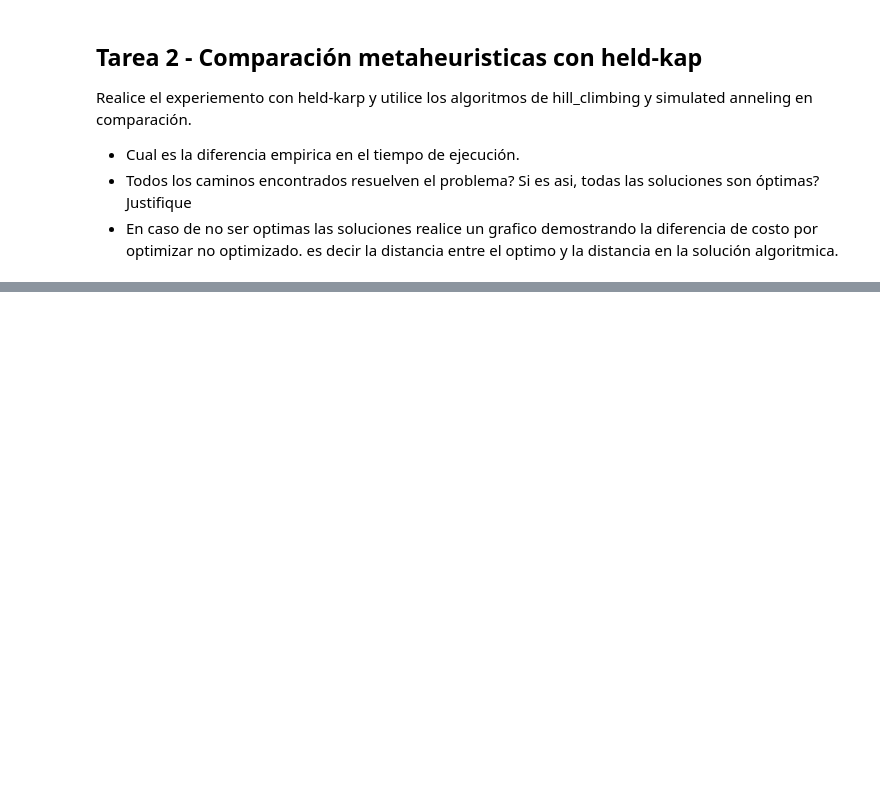
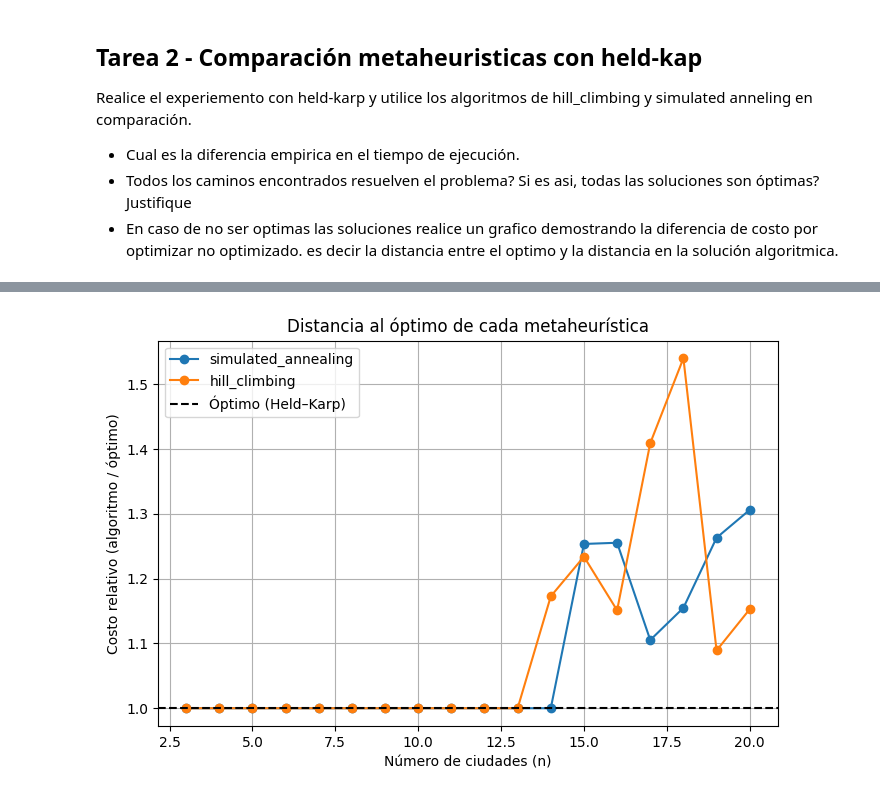
Before and after one commit to aleaurre/ALGABO, a Jupyter notebook: TemaIV_ProgramaciónDinámica/UT4 - Tarea 3.ipynb, the cells around one changed output, grey strips where cells are left out. Saved outputs shown, nothing was run; the diff lists cells and outputs as text; code cells hidden in the pictures; blank space fills up the shorter version.

```diff
--- a/TemaIV_ProgramaciónDinámica/UT4 - Tarea 3.ipynb
+++ b/TemaIV_ProgramaciónDinámica/UT4 - Tarea 3.ipynb
@@ -507,0 +695,33 @@ series = plot_algorithms_times_costs(algs, max_cities=20) ##A efectos practico s
+# %%
+# 3. Diferencias de Costos
+# Las metaheurísticas ofrecen soluciones muy rápidas,
+# pero a costa de perder optimalidad en instancias grandes.
+
+# Extraer los costos óptimos
+city_counts_opt, best_costs_opt = None, None
+for label, city_counts, solve_times, best_costs in series:
+    if label == "held_karp":
+        city_counts_opt = city_counts
+        best_costs_opt = best_costs
+        break
+
+
+opt_map = {n: c for n, c in zip(city_counts_opt, best_costs_opt)}
+
+# Grafica costo relativo (algoritmo / óptimo)
+plt.figure(figsize=(8, 5))
+for label, city_counts, solve_times, best_costs in series:
+    if label == "held_karp":
+        continue
+    rel_costs = [cost / opt_map[n] for n, cost in zip(city_counts, best_costs)]
+    plt.plot(city_counts, rel_costs, marker='o', label=label)
+
+plt.axhline(1.0, ls='--', color='black', label='Óptimo (Held–Karp)')
+plt.xlabel("Número de ciudades (n)")
+plt.ylabel("Costo relativo (algoritmo / óptimo)")
+plt.title("Distancia al óptimo de cada metaheurística")
+plt.grid(True)
+plt.legend()
+plt.show()
+# %% [output]
+[figure, added]
```
Also changed, not shown: parts of 12 cells of this notebook.
